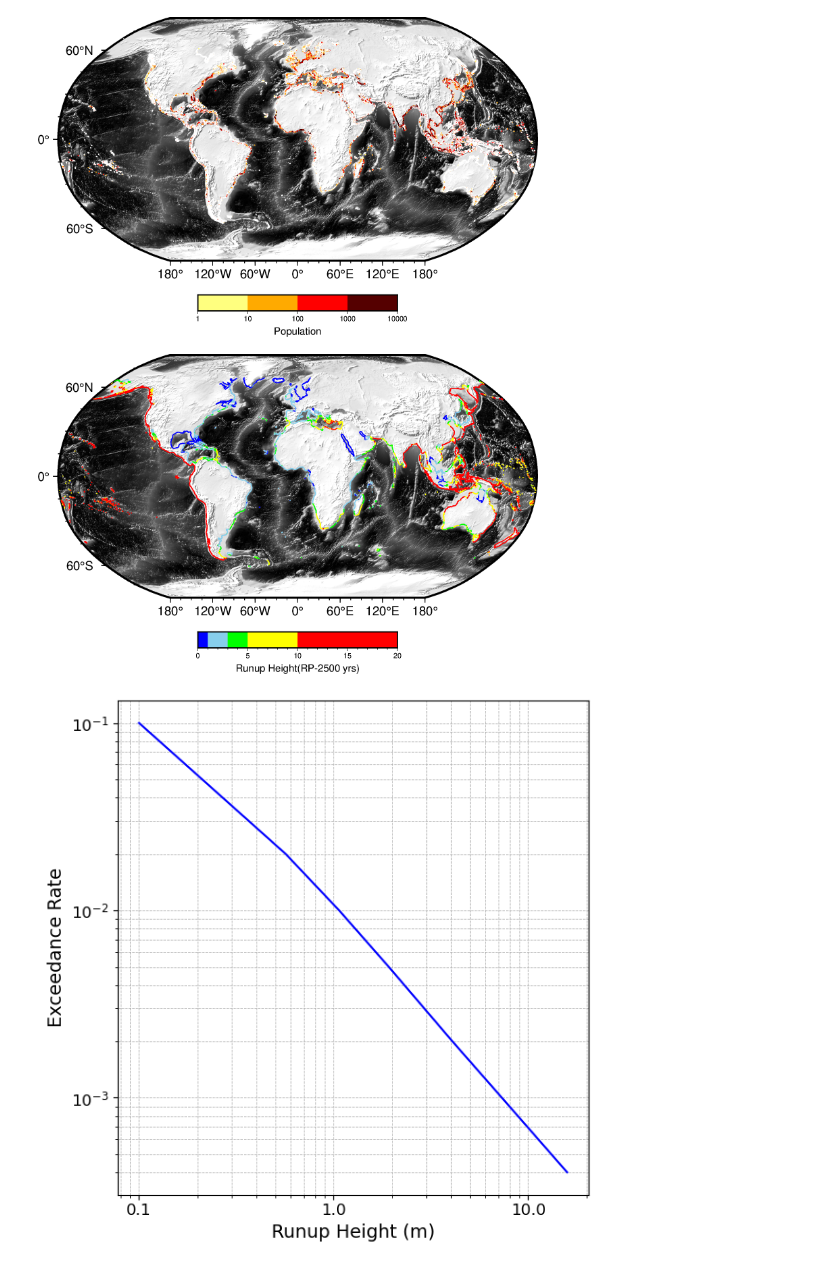
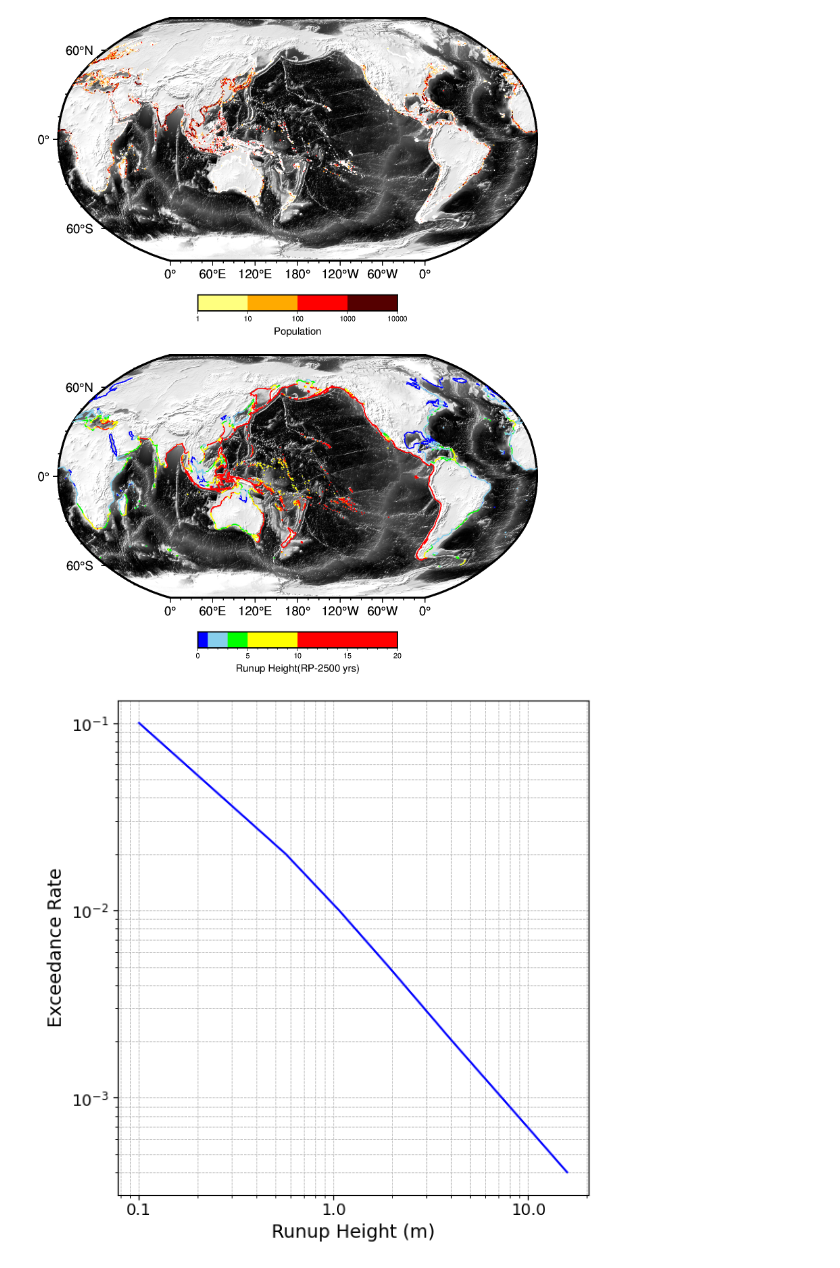
Before and after one commit to naveenragur/ML4SicilyTsunami, a Jupyter notebook: resources/gis/gptha/plot.ipynb, the cells around one changed output. Saved outputs shown, nothing was run; the diff lists cells and outputs as text; code cells hidden in the pictures.

Commit message:
update plots on thesis

```diff
--- a/resources/gis/gptha/plot.ipynb
+++ b/resources/gis/gptha/plot.ipynb
@@ -11,6 +11,7 @@ grid = pygmt.datasets.load_earth_relief(resolution="15m")
 
 #plot bathy and topography
 fig = pygmt.Figure()
+fig.basemap(region="g", projection="N12c", frame=True)
 pygmt.makecpt(cmap="gray", series=[-5000, 500],transparency=80)
 fig.grdimage(shading=True,frame=True, grid=grid,cmap=True,projection="N12c")
 
@@ -25,34 +26,35 @@ fig.colorbar(frame=["x+lPopulation"], position="JBC+w5c/0.4c",log = True) #add c
 fig.savefig('pop_map.png',dpi=300)
 fig.show()
 # %% [output]
-[figure, old version]
+[figure, new version]
 # %%
 import pandas as pd
 import pygmt
 
 #csv files
 ptha = pd.read_csv('./revised1_tsunami_runup_at_fixed_return_periods.csv')
 pop = pd.read_csv('./GCC_socioeconomic.csv')
 
 # Load the elevation grid globally for the whole Earth
 grid = pygmt.datasets.load_earth_relief(resolution="15m")
 
 #plot bathy and topography
 fig = pygmt.Figure()
+fig.basemap(region="g", projection="N12c", frame=True)
 pygmt.makecpt(cmap="gray", series=[-5000, 500],transparency=80)
-fig.grdimage(shading=True,frame=True, grid=grid,cmap=True,projection="N12c")
+fig.grdimage(shading=True,frame=True, grid=grid,cmap=True,projection="N12c",)
 
 #plot coast
 # fig.coast(shorelines="0.1p,black,solid",region="g",projection="N12c")
 
 #plots pop
 cmap = pygmt.makecpt(cmap='blue,skyblue,green,yellow,red',series = '0,1,3,5,10,20',continuous=False)
 fig.plot(x=ptha.Lon, y=ptha.Lat,cmap=True,style='p0.02c',fill=ptha.ari2500,pen=None,projection="N12c")
 fig.colorbar(frame=["x+lRunup Height(RP-2500 yrs)"], position="JBC+w5c/0.4c") #add colorbar legend for scatter
 fig.savefig('ptha_map.png',dpi=300)
 fig.show()
 # %% [output]
-[figure, old version]
+[figure, new version]
 # %%
 from matplotlib.ticker import ScalarFormatter
 
```
Also changed, not shown: 2 other files.
